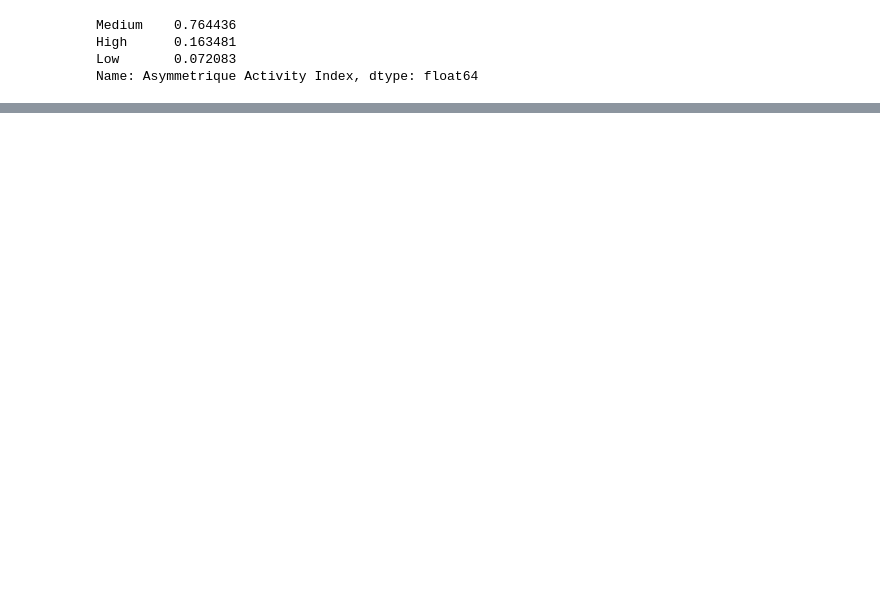
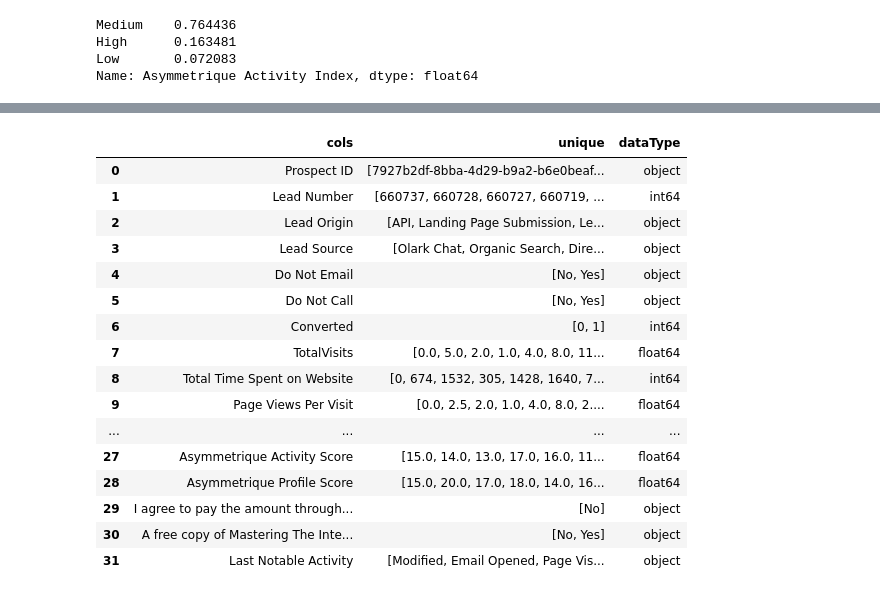
Before and after one commit to ted-198/Upgrad-Case-Study-Logestic-Regression, a Jupyter notebook: Logistic regression case study.ipynb, the cells around one changed output, grey strips where cells are left out. Saved outputs shown, nothing was run; the diff lists cells and outputs as text; code cells hidden in the pictures; blank space fills up the shorter version.

```diff
--- a/Logistic regression case study.ipynb
+++ b/Logistic regression case study.ipynb
@@ -164,0 +600,28 @@ df['Asymmetrique Activity Index'].isnull().sum()
+# %%
+cols = [i for i in cols if i not in ['Specialization', 'How did you hear about X Education', 'Lead Quality', 'Lead Profile', 'City']]
+#zip(cols, df[cols].unique())
+# %%
+[(i, df[i].unique(), type(df[i])) for i in cols]
+
+unique_cols = [df[i].unique() for i in cols]
+dataType = [df[i].dtype for i in cols]
+u_df = pd.DataFrame({"cols":cols, "unique":unique_cols, "dataType": dataType})
+u_df
+# %% [output]
+|  | cols | unique | dataType |
+| 0 | Prospect ID | [7927b2df-8bba-4d29-b9a2-b6e0beaf... | object |
+| 1 | Lead Number | [660737, 660728, 660727, 660719, ... | int64 |
+| 2 | Lead Origin | [API, Landing Page Submission, Le... | object |
+| 3 | Lead Source | [Olark Chat, Organic Search, Dire... | object |
+| 4 | Do Not Email | [No, Yes] | object |
+| 5 | Do Not Call | [No, Yes] | object |
+| 6 | Converted | [0, 1] | int64 |
+| 7 | TotalVisits | [0.0, 5.0, 2.0, 1.0, 4.0, 8.0, 11... | float64 |
+| 8 | Total Time Spent on Website | [0, 674, 1532, 305, 1428, 1640, 7... | int64 |
+| 9 | Page Views Per Visit | [0.0, 2.5, 2.0, 1.0, 4.0, 8.0, 2.... | float64 |
+| ... | ... | ... | ... |
+| 27 | Asymmetrique Activity Score | [15.0, 14.0, 13.0, 17.0, 16.0, 11... | float64 |
+| 28 | Asymmetrique Profile Score | [15.0, 20.0, 17.0, 18.0, 14.0, 16... | float64 |
+| 29 | I agree to pay the amount through... | [No] | object |
+| 30 | A free copy of Mastering The Inte... | [No, Yes] | object |
+| 31 | Last Notable Activity | [Modified, Email Opened, Page Vis... | object |
```
Also changed, not shown: parts of 66 cells of this notebook.
